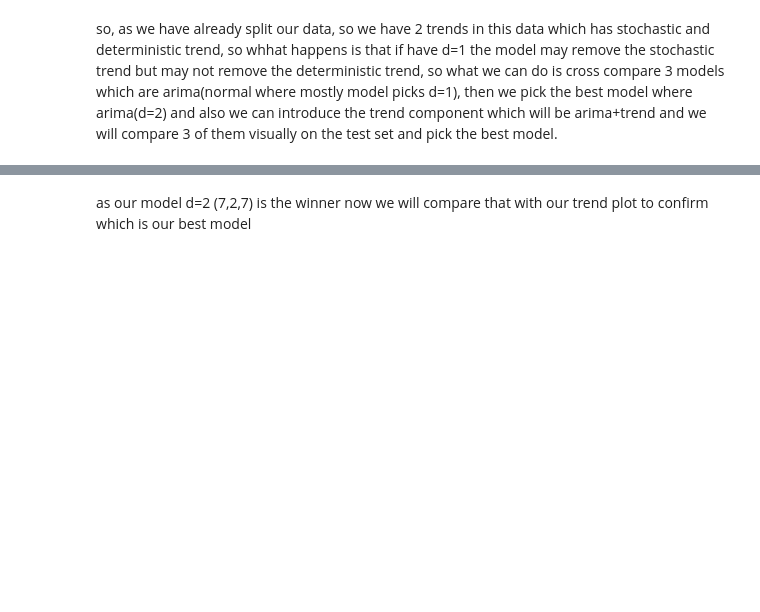
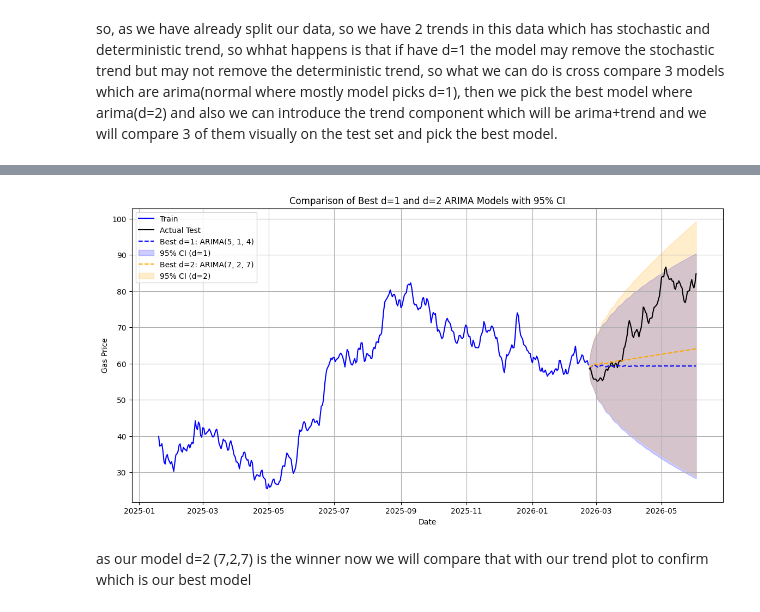
Before and after one commit to Revanth214214/gas_prices_forecasting, a Jupyter notebook: notebooks/01_eda_arma.ipynb, the cells around one changed output, grey strips where cells are left out. Drawn from its saved outputs; the diff is of its cells as text; code cells hidden in the pictures; blank space fills up the shorter version.

```diff
--- a/notebooks/01_eda_arma.ipynb
+++ b/notebooks/01_eda_arma.ipynb
@@ -491,2 +519,74 @@ plt.show()
+# %%
+def plot_arima_d1_d2_comparison(
+    train_series,
+    test_series,
+    order_d1=(5,1,4),
+    order_d2=(7,2,7)
+):
+
+    # Fit models
+    model_d1 = ARIMA(train_series, order=order_d1).fit()
+    model_d2 = ARIMA(train_series, order=order_d2).fit()
+
+    # Forecast
+    fc_d1 = model_d1.get_forecast(steps=len(test_series))
+    fc_d2 = model_d2.get_forecast(steps=len(test_series))
+
+    d1_mean = fc_d1.predicted_mean
+    d1_ci = fc_d1.conf_int()
+
+    d2_mean = fc_d2.predicted_mean
+    d2_ci = fc_d2.conf_int()
+
+    # Plot
+    plt.figure(figsize=(14,7))
+
+    # Train
+    plt.plot(train_series.index, train_series, label="Train", color="blue")
+
+    # Test
+    plt.plot(test_series.index, test_series, label="Actual Test", color="black")
+
+    # d=1 forecast
+    plt.plot(test_series.index, d1_mean,
+             label=f"Best d=1: ARIMA{order_d1}",
+             linestyle="--", color="blue")
+    plt.fill_between(
+        test_series.index,
+        d1_ci.iloc[:,0],
+        d1_ci.iloc[:,1],
+        color="blue",
+        alpha=0.2,
+        label="95% CI (d=1)"
+    )
+
+    # d=2 forecast
+    plt.plot(test_series.index, d2_mean,
+             label=f"Best d=2: ARIMA{order_d2}",
+             linestyle="--", color="orange")
+    plt.fill_between(
+        test_series.index,
+        d2_ci.iloc[:,0],
+        d2_ci.iloc[:,1],
+        color="orange",
+        alpha=0.2,
+        label="95% CI (d=2)"
+    )
+
+    plt.title("Comparison of Best d=1 and d=2 ARIMA Models with 95% CI")
+    plt.xlabel("Date")
+    plt.ylabel("Gas Price")
+    plt.legend()
+    plt.grid(True)
+    plt.show()
+
+plot_arima_d1_d2_comparison(
+    y_train,
+    y_test,
+    order_d1=(5,1,4),
+    order_d2=(7,2,7)
+)
+# %% [output]
+[figure, added]
 # %% [markdown]
 as our model d=2 (7,2,7) is the winner now we will compare that with our trend plot to confirm which is our best model
```
Also changed, not shown: parts of 19 cells of this notebook, 1 other file.
